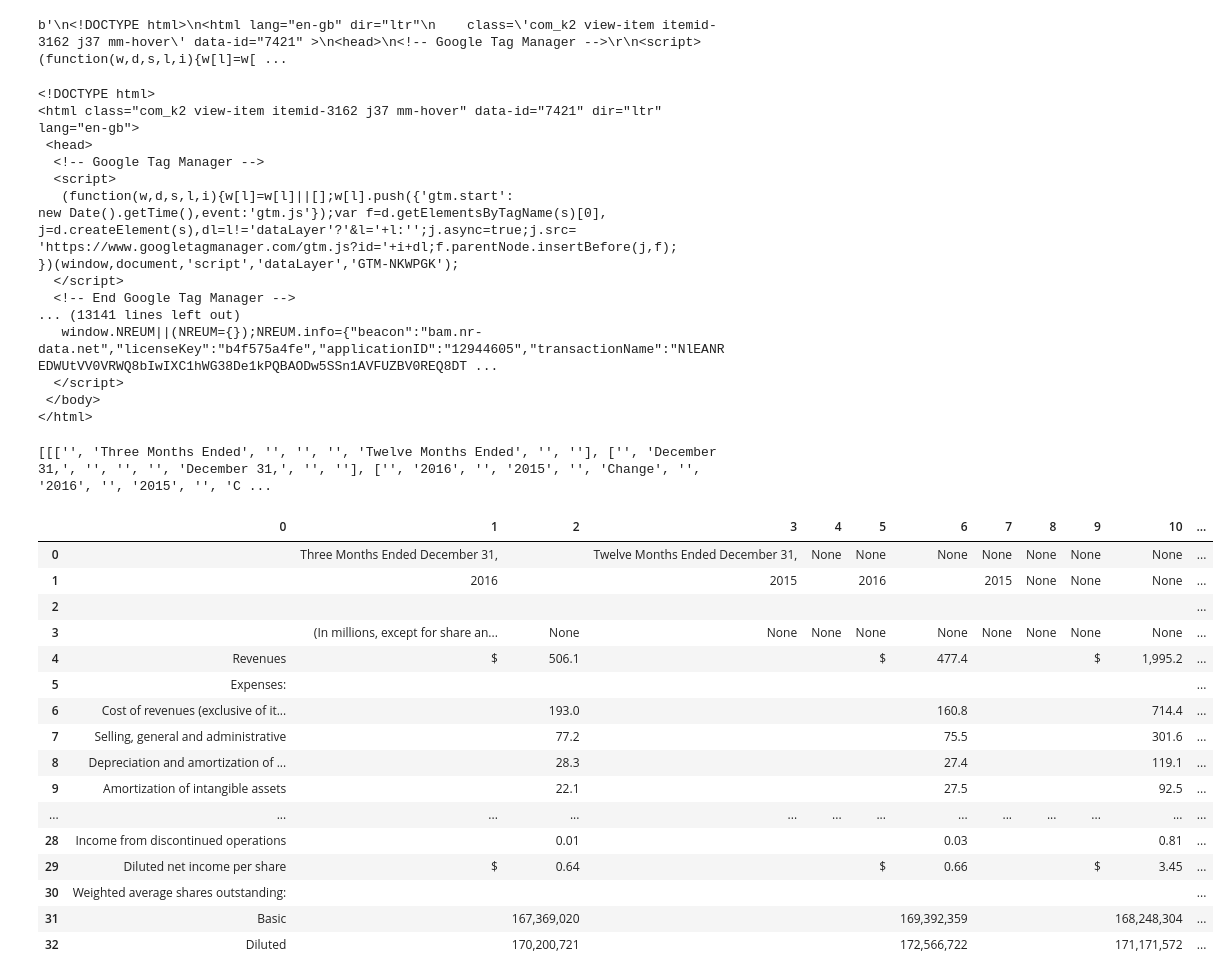
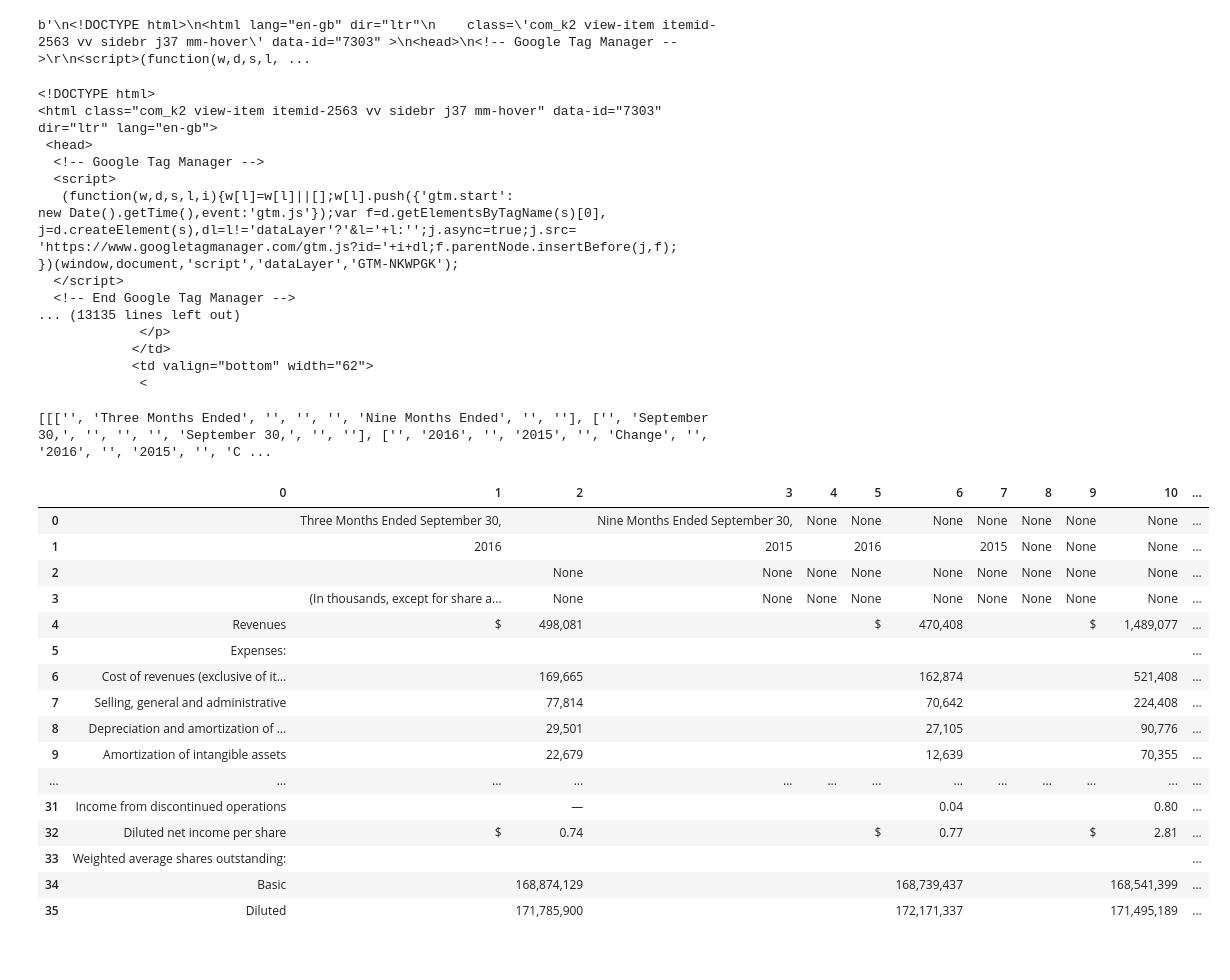
Before and after one commit to rich-coleman-gh/Html_scraping_project, a Jupyter notebook: main.ipynb, the cells around one changed output. Cells and saved outputs as stored; diff of their text form; code cells hidden in the pictures.

```diff
--- a/main.ipynb
+++ b/main.ipynb
@@ -1,10 +1,18 @@
 # %%
 #import the library used to query a website
 import urllib.request  as urllib2
+
+# INPUT VARIABLES SPECIFIED BY THE USER
+Excel_column_index = 6
+Table_from_web_index = 8
+Table_from_web_column_index = 2
+Excel_sheet_index = 0
+filename = "Verisk Model_Send_Excel_2.xlsx"
+path = "~/Documents/Git/Html_scraping_project/"
 # %%
 #specify the url
-#url = "http://www.verisk.com/press-releases/2016/november/verisk-third-quarter-2016-results.html"
-url = "http://www.verisk.com/press-releases/2017/february/verisk-analytics-inc-reports-fourth-quarter-2016-financial-results.html"
+url = "http://www.verisk.com/press-releases/2016/november/verisk-third-quarter-2016-results.html"
+#url = "http://www.verisk.com/press-releases/2017/february/verisk-analytics-inc-reports-fourth-quarter-2016-financial-results.html"
 
 user_agent = 'Mozilla/5.0 (Windows; U; Windows NT 5.1; en-US; rv:1.9.0.7) Gecko/2009021910 Firefox/3.0.7'
 headers={'User-Agent':user_agent,}
@@ -16,7 +24,7 @@ data = page.read() # The data u need
 #Lets take a look at the raw html of our site
 print(data)
 # %% [output]
-b'\n<!DOCTYPE html>\n<html lang="en-gb" dir="ltr"\n    class=\'com_k2 view-item itemid-3162 j37 mm-hover\' data-id="7421" >\n<head>\n<!-- Google Tag Manager -->\r\n<script>(function(w,d,s,l,i){w[l]=w[ ...
+b'\n<!DOCTYPE html>\n<html lang="en-gb" dir="ltr"\n    class=\'com_k2 view-item itemid-2563 vv sidebr j37 mm-hover\' data-id="7303" >\n<head>\n<!-- Google Tag Manager -->\r\n<script>(function(w,d,s,l, ...
 # %%
 #import the Beautiful soup functions to parse the data returned from the website
 from bs4 import BeautifulSoup
@@ -27,7 +35,7 @@ soup = BeautifulSoup(data,'html.parser')
 print(soup.prettify())
 # %% [output]
 <!DOCTYPE html>
-<html class="com_k2 view-item itemid-3162 j37 mm-hover" data-id="7421" dir="ltr" lang="en-gb">
+<html class="com_k2 view-item itemid-2563 vv sidebr j37 mm-hover" data-id="7303" dir="ltr" lang="en-gb">
  <head>
   <!-- Google Tag Manager -->
   <script>
@@ -38,11 +46,11 @@ j=d.createElement(s),dl=l!='dataLayer'?'&l='+l:'';j.async=true;j.src=
 })(window,document,'script','dataLayer','GTM-NKWPGK');
   </script>
   <!-- End Google Tag Manager -->
-... (13141 lines left out)
-   window.NREUM||(NREUM={});NREUM.info={"beacon":"bam.nr-data.net","licenseKey":"b4f575a4fe","applicationID":"12944605","transactionName":"NlEANREDWUtVV0VRWQ8bIwIXC1hWG38De1kPQBAODw5SSn1AVFUZBV0REQ8DT ...
-  </script>
- </body>
-</html>
+... (13135 lines left out)
+             </p>
+            </td>
+            <td valign="bottom" width="62">
+             <
 # %%
 #####gather all tables from page into array
 all_tables = soup.find_all("table", class_="table-blue")
@@ -62,31 +70,31 @@ for i in range(len(all_tables)-1):
 
 print(parsed_tables)
 # %% [output]
-[[['', 'Three Months Ended', '', '', '', 'Twelve Months Ended', '', ''], ['', 'December 31,', '', '', '', 'December 31,', '', ''], ['', '2016', '', '2015', '', 'Change', '', '2016', '', '2015', '', 'C ...
+[[['', 'Three Months Ended', '', '', '', 'Nine Months Ended', '', ''], ['', 'September 30,', '', '', '', 'September 30,', '', ''], ['', '2016', '', '2015', '', 'Change', '', '2016', '', '2015', '', 'C ...
 # %%
 import pandas as pd #import pandas to convert list to data frame
 
-df_from_web = pd.DataFrame(parsed_tables[8])
+df_from_web = pd.DataFrame(parsed_tables[Table_from_web_index])
 
 df_from_web
 # %% [output]
 |  | 0 | 1 | 2 | 3 | 4 | 5 | 6 | 7 | 8 | 9 | 10 | ... |
-| 0 |  | Three Months Ended December 31, |  | Twelve Months Ended December 31, | None | None | None | None | None | None | None | ... |
+| 0 |  | Three Months Ended September 30, |  | Nine Months Ended September 30, | None | None | None | None | None | None | None | ... |
 | 1 |  | 2016 |  | 2015 |  | 2016 |  | 2015 | None | None | None | ... |
-| 2 |  |  |  |  |  |  |  |  |  |  |  | ... |
-| 3 |  | (In millions, except for share an... | None | None | None | None | None | None | None | None | None | ... |
-| 4 | Revenues | $ | 506.1 |  |  | $ | 477.4 |  |  | $ | 1,995.2 | ... |
+| 2 |  |  | None | None | None | None | None | None | None | None | None | ... |
+| 3 |  | (In thousands, except for share a... | None | None | None | None | None | None | None | None | None | ... |
+| 4 | Revenues | $ | 498,081 |  |  | $ | 470,408 |  |  | $ | 1,489,077 | ... |
 | 5 | Expenses: |  |  |  |  |  |  |  |  |  |  | ... |
-| 6 | Cost of revenues (exclusive of it... |  | 193.0 |  |  |  | 160.8 |  |  |  | 714.4 | ... |
-| 7 | Selling, general and administrative |  | 77.2 |  |  |  | 75.5 |  |  |  | 301.6 | ... |
-| 8 | Depreciation and amortization of ... |  | 28.3 |  |  |  | 27.4 |  |  |  | 119.1 | ... |
-| 9 | Amortization of intangible assets |  | 22.1 |  |  |  | 27.5 |  |  |  | 92.5 | ... |
+| 6 | Cost of revenues (exclusive of it... |  | 169,665 |  |  |  | 162,874 |  |  |  | 521,408 | ... |
+| 7 | Selling, general and administrative |  | 77,814 |  |  |  | 70,642 |  |  |  | 224,408 | ... |
+| 8 | Depreciation and amortization of ... |  | 29,501 |  |  |  | 27,105 |  |  |  | 90,776 | ... |
+| 9 | Amortization of intangible assets |  | 22,679 |  |  |  | 12,639 |  |  |  | 70,355 | ... |
 | ... | ... | ... | ... | ... | ... | ... | ... | ... | ... | ... | ... | ... |
-| 28 | Income from discontinued operations |  | 0.01 |  |  |  | 0.03 |  |  |  | 0.81 | ... |
-| 29 | Diluted net income per share | $ | 0.64 |  |  | $ | 0.66 |  |  | $ | 3.45 | ... |
-| 30 | Weighted average shares outstanding: |  |  |  |  |  |  |  |  |  |  | ... |
-| 31 | Basic |  | 167,369,020 |  |  |  | 169,392,359 |  |  |  | 168,248,304 | ... |
-| 32 | Diluted |  | 170,200,721 |  |  |  | 172,566,722 |  |  |  | 171,171,572 | ... |
+| 31 | Income from discontinued operations |  | — |  |  |  | 0.04 |  |  |  | 0.80 | ... |
+| 32 | Diluted net income per share | $ | 0.74 |  |  | $ | 0.77 |  |  | $ | 2.81 | ... |
+| 33 | Weighted average shares outstanding: |  |  |  |  |  |  |  |  |  |  | ... |
+| 34 | Basic |  | 168,874,129 |  |  |  | 168,739,437 |  |  |  | 168,541,399 | ... |
+| 35 | Diluted |  | 171,785,900 |  |  |  | 172,171,337 |  |  |  | 171,495,189 | ... |
 # %%
 def loadExcelDoc(sheet_index):
     # Open up Faton Excel file
```
Also changed, not shown: parts of 4 cells of this notebook, 2 other files.
